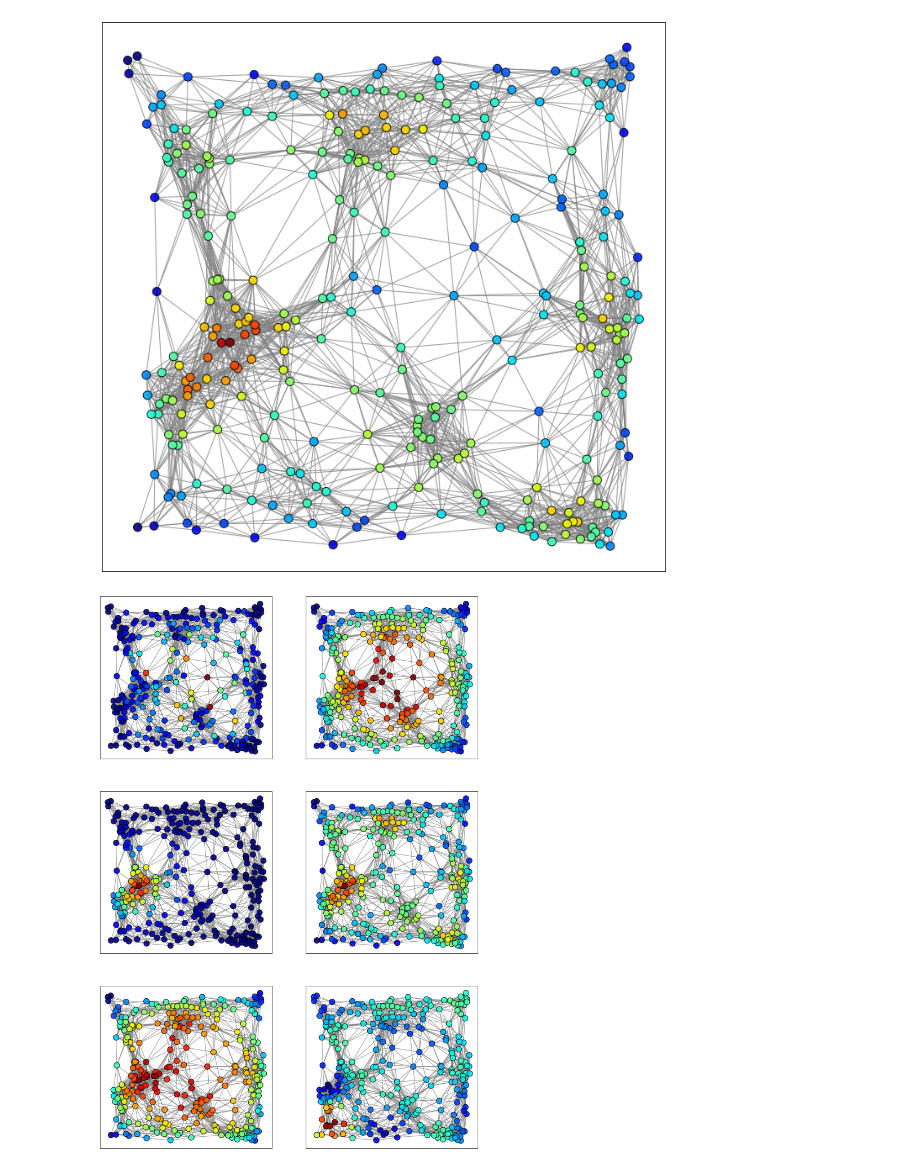
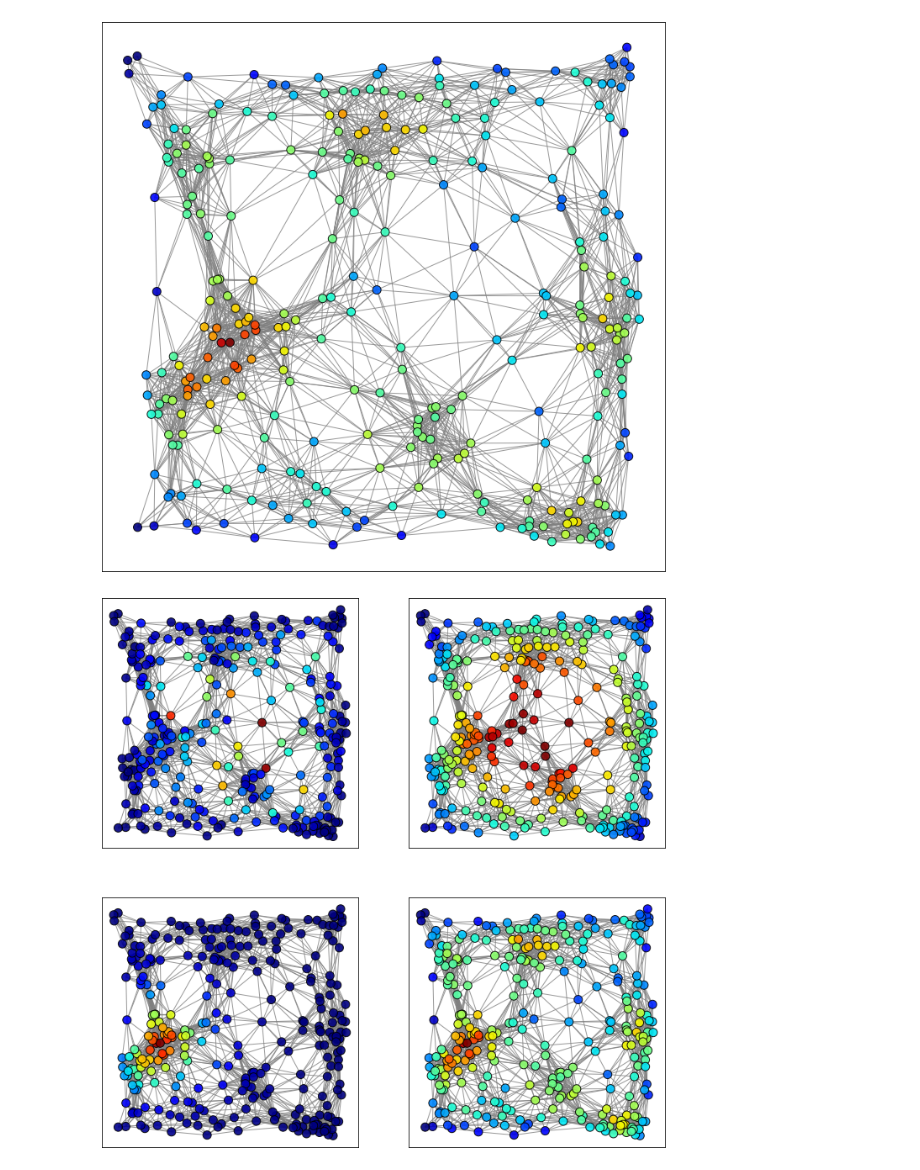
Before and after one commit to IDSC-io/vre-spark, a Jupyter notebook: notebooks/centrality_overview.ipynb, the cells around one changed output. Drawn from its saved outputs; the diff is of its cells as text; code cells hidden in the pictures.

Commit message:
Drop two centralities not relevant for our paper

```diff
--- a/notebooks/centrality_overview.ipynb
+++ b/notebooks/centrality_overview.ipynb
@@ -247,32 +247,33 @@ def get_factors(n):
                 ([i, n//i] for i in range(1, int(n**0.5) + 1) if n % i == 0)))
 def find_closest_factor_to_sqrt(n):
     factors = get_factors(n)
     sq = np.sqrt(n)
     difference = n
     closest = n
     for f in factors:
         if abs(f - sq) < difference:
             difference = abs(f - sq)
             closest = f
     return closest
 
 def plot_centralities(G, centralities, size_of_panel=6):
     panel_qty = len(centralities)
     cols = find_closest_factor_to_sqrt(panel_qty)
     rows = int(panel_qty / cols)
 
     fig, ax = plt.subplots(ncols=cols, nrows=rows, figsize=(size_of_panel * cols, size_of_panel * rows))
     for i, centrality in enumerate(centralities):
         col = int(i/cols)
         row = i % cols
 
         cent_color = [i for _,i in centrality.items()]
 
         nx.draw_networkx_edges(G, pos, alpha=0.8, width=1, edge_color="grey", ax=ax[col, row])
         nx.draw_networkx_nodes(G, pos, node_size=100, node_color=cent_color, edgecolors="black", alpha=0.9, cmap='jet', ax=ax[col, row])
+    plt.savefig("network-centralities.png")
     plt.show()
 
-centralities = [c(G) for c in [nx.betweenness_centrality, nx.closeness_centrality, nx.eigenvector_centrality_numpy, nx.degree_centrality, nx.harmonic_centrality, nx.katz_centrality_numpy]]
+centralities = [c(G) for c in [nx.betweenness_centrality, nx.closeness_centrality, nx.eigenvector_centrality_numpy, nx.degree_centrality]]#, nx.harmonic_centrality, nx.katz_centrality_numpy]]
 plot_centralities(G, centralities)
 # %% [output]
-[figure, old version]
+[figure, new version]
```
